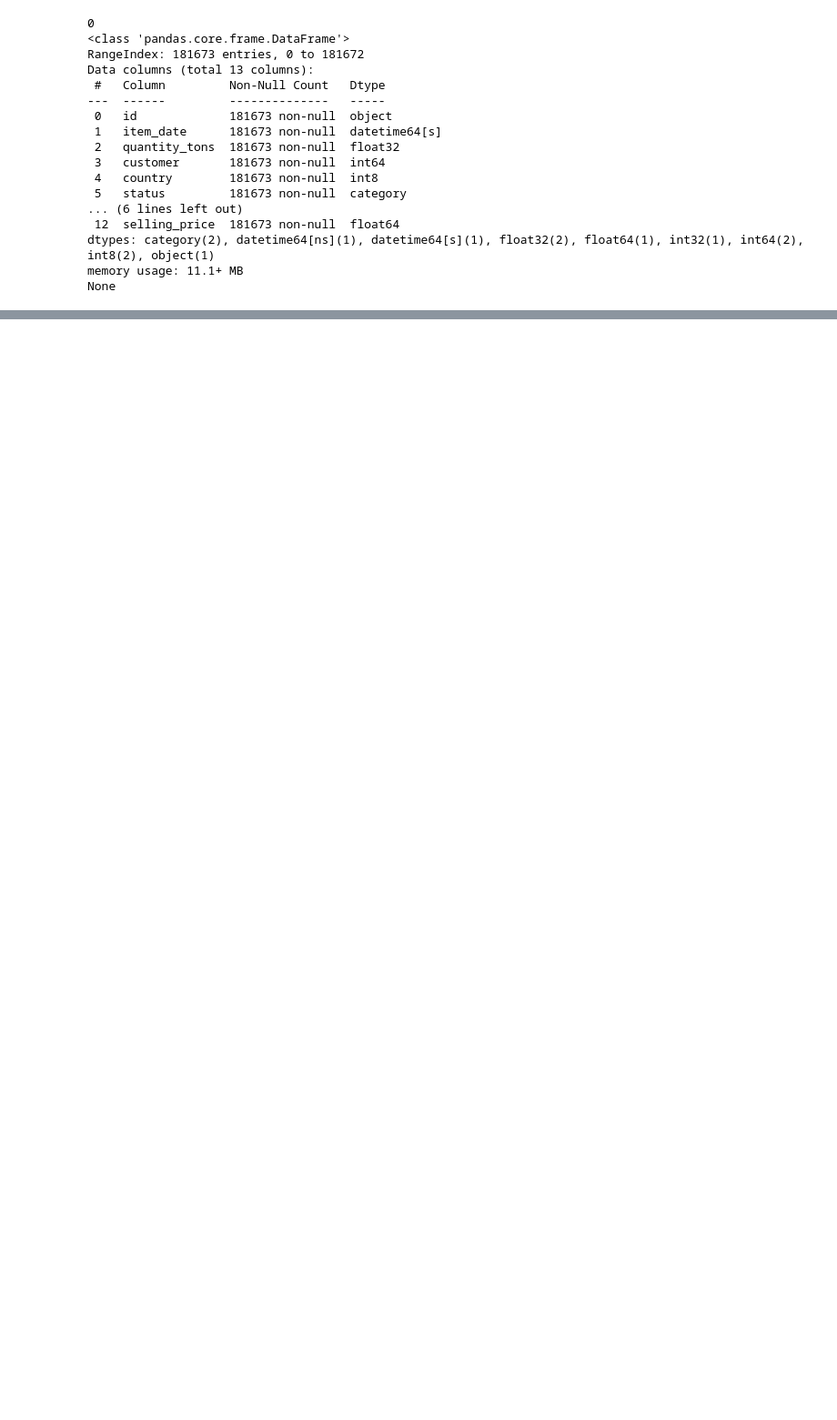
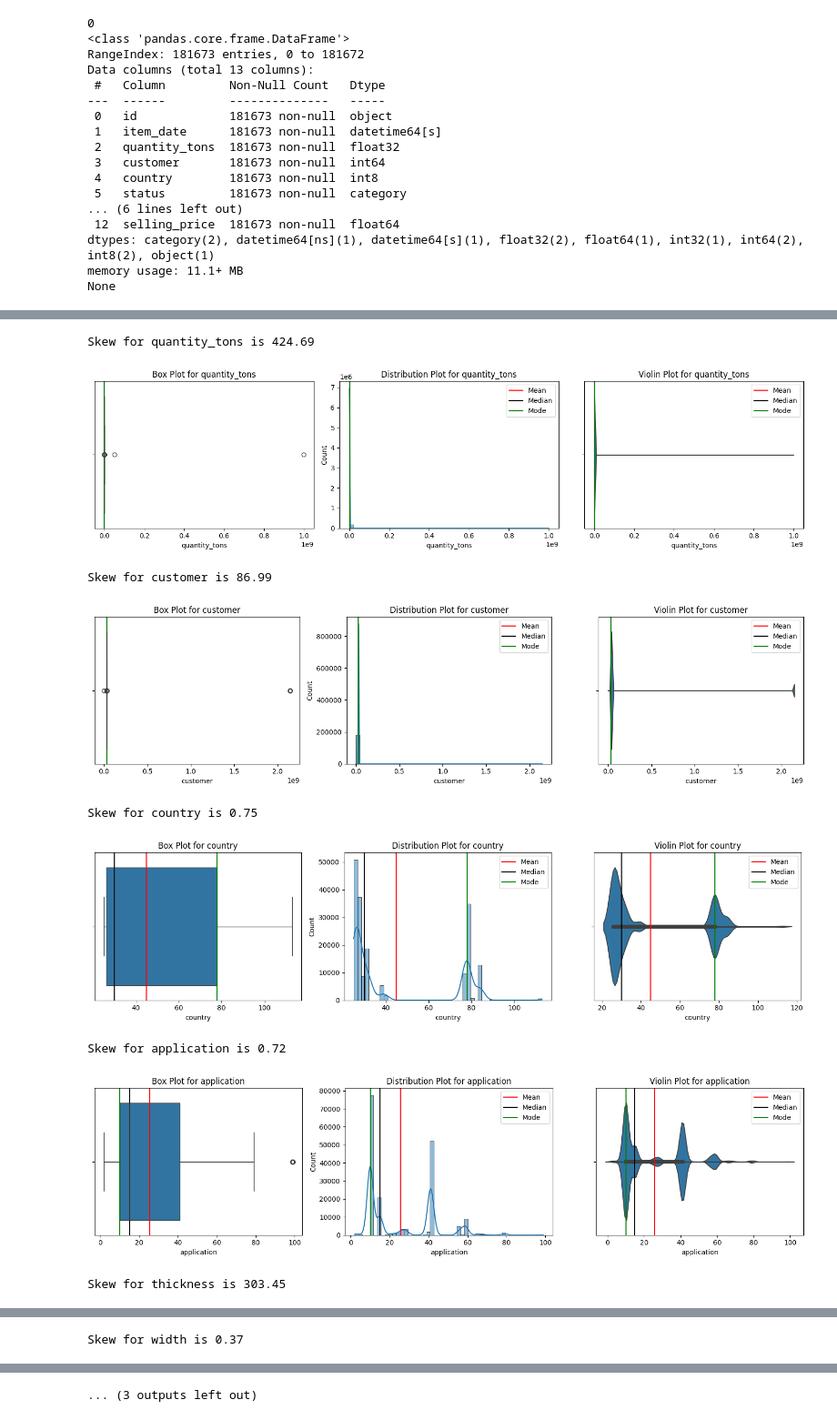
Before and after one commit to Santhosh-Analytics/Copper-Pricing-lead-conversion-PredictiveModeling-, a Jupyter notebook: Data Preprocessing.ipynb, the cells around one changed output, grey strips where cells are left out. Shown at 91% size. Cells and saved outputs as stored; diff of their text form; code cells hidden in the pictures; blank space fills up the shorter version.

```diff
--- a/Data Preprocessing.ipynb
+++ b/Data Preprocessing.ipynb
@@ -330,0 +330,3 @@ Name: count, dtype: int64
+# %%
+df1['status_En']=df1.status.map({'Lost':0,'Won':1, 'Draft':2, 'To be approved':3, 'Not lost for AM':4, 'Wonderful':1, 'Revised':5, 'Offered':6, 'Offerable':7}).astype('int8')
+df1['item_type_En'] = OrdinalEncoder().fit_transform(df[['item type']]).astype('int8')
@@ -330,0 +493,19 @@ Name: count, dtype: int64
+# %%
+def plots(df1,width):
+    plt.figure(figsize=(15,4))
+    plt.subplot(1,3,1)
+    plot(df1,width)
+
+    plt.subplot(1,3,2)
+    plot1(df1,width)
+
+    plt.subplot(1,3,3)
+    plot2(df1,width)
+
+    plt.tight_layout()
+    plt.show()
+# %%
+data=df1.select_dtypes(include='number',)
+skew_dict = dict(zip(data.columns, data.skew()))
+print(skew_dict)
+data
@@ -330,0 +553,28 @@ Name: count, dtype: int64
+# %%
+color_positive = '\033[92m'  # Green for positive skew
+color_negative = '\033[91m'  # Red for negative skew
+color_neutral = '\033[0m'  # Reset color for near-zero skew
+skewed_col=[]
+for i in data:
+    if i not in ['product_ref','status_En','item_type_En']:
+        skew_val = skew_dict[i]
+        color = color_neutral
+        if skew_val > 0.5:
+            color = color_positive
+            skewed_col.append(i)
+        elif skew_val < -0.5:
+            color = color_negative
+            skewed_col.append(i)
+        print(f"{color}Skew for {i} is {skew_val:.2f}{color_neutral}")
+        plots(df1,i)
+print(f"Skewed columns - {skewed_col}")
+# %% [output]
+Skew for quantity_tons is 424.69
+[figure, added]
+Skew for customer is 86.99
+[figure, added]
+Skew for country is 0.75
+[figure, added]
+Skew for application is 0.72
+[figure, added]
+Skew for thickness is 303.45
@@ -330,0 +582 @@ Name: count, dtype: int64
+Skew for width is 0.37
@@ -330,0 +584 @@ Name: count, dtype: int64
+... (3 outputs left out)
```
Also changed, not shown: parts of 17 cells of this notebook, 1 other file.
